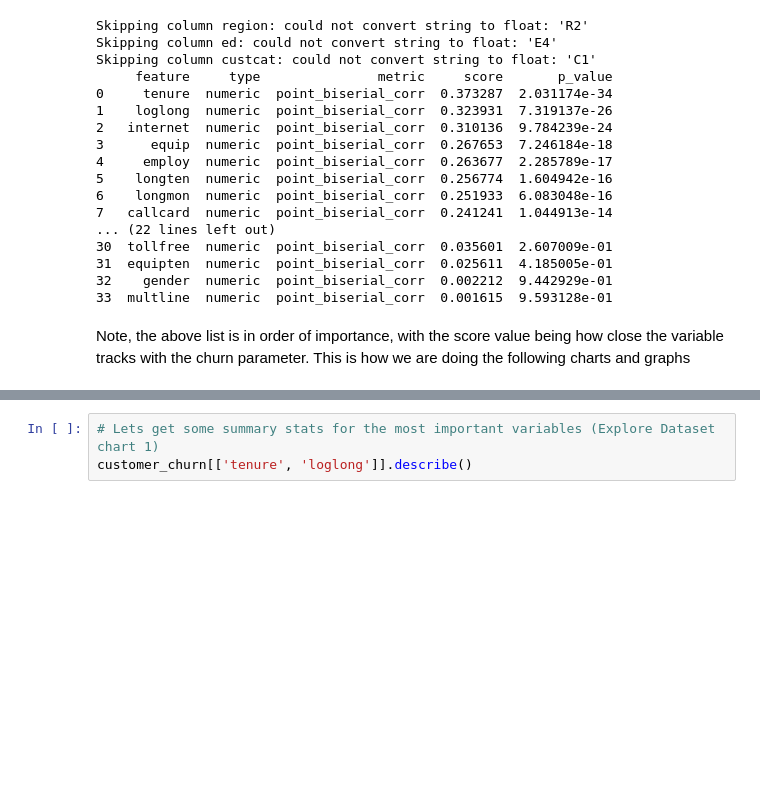
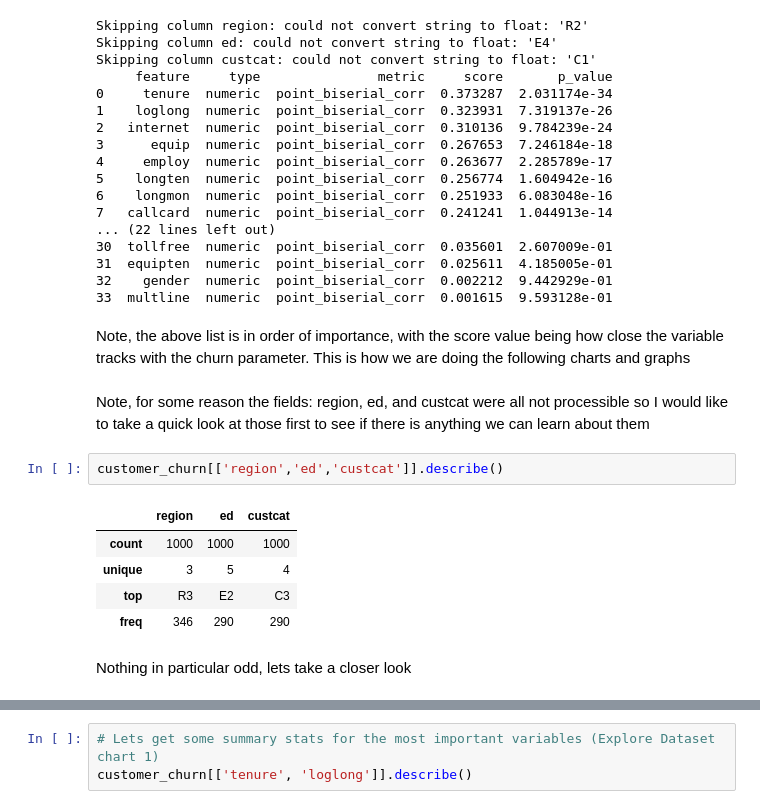
Before and after one commit to dallascaley/Business-Intelligence, a Jupyter notebook: ISO470_Assignment01.ipynb, the cells around one changed output, grey strips where cells are left out. Drawn from its saved outputs; the diff is of its cells as text; blank space fills up the shorter version.

```diff
--- a/ISO470_Assignment01.ipynb
+++ b/ISO470_Assignment01.ipynb
@@ -211,3 +210,15 @@ Skipping column custcat: could not convert string to float: 'C1'
 33  multline  numeric  point_biserial_corr  0.001615  9.593128e-01
 # %% [markdown]
 Note, the above list is in order of importance, with the score value being how close the variable tracks with the churn parameter.  This is how we are doing the following charts and graphs
+# %% [markdown]
+Note, for some reason the fields: region, ed, and custcat were all not processible so I would like to take a quick look at those first to see if there is anything we can learn about them
+# %%
+customer_churn[['region','ed','custcat']].describe()
+# %% [output]
+|  | region | ed | custcat |
+| count | 1000 | 1000 | 1000 |
+| unique | 3 | 5 | 4 |
+| top | R3 | E2 | C3 |
+| freq | 346 | 290 | 290 |
+# %% [markdown]
+Nothing in particular odd, lets take a closer look
```
Also changed, not shown: parts of 18 cells of this notebook.
